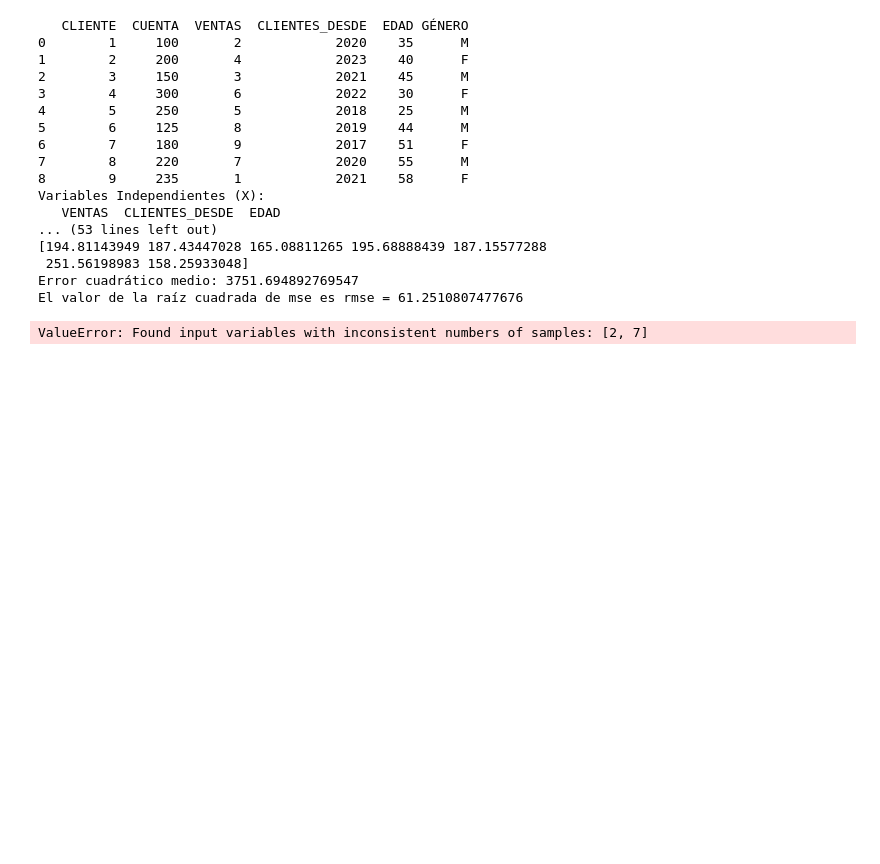
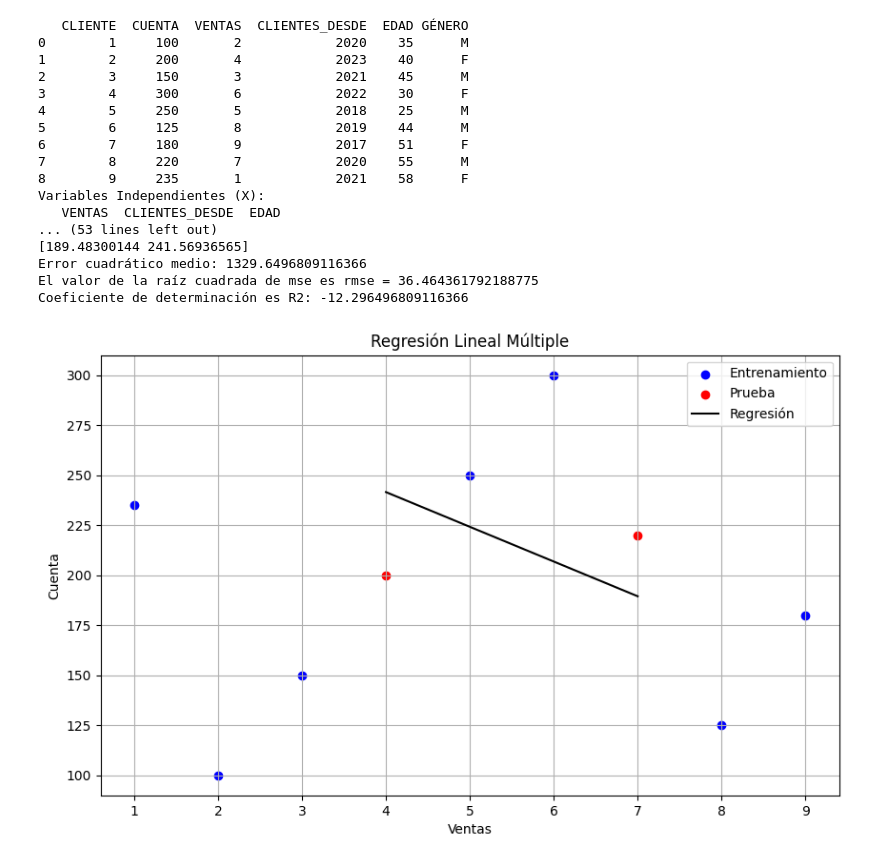
Before and after one commit to Danicoder/Especializacion_IA_BigData, a Jupyter notebook: RegresionLineal_3.ipynb, the cells around one changed output. Saved outputs shown, nothing was run; the diff lists cells and outputs as text; code cells hidden in the pictures; blank space fills up the shorter version.

```diff
--- a/RegresionLineal_3.ipynb
+++ b/RegresionLineal_3.ipynb
@@ -50,14 +50,14 @@ print(f"Coeficientes pendiente W1: {lin_reg.coef_[0]}")
 print(f"Coeficientes pendiente W2: {lin_reg.coef_[1]}")
 
 #Predición de ventas
-predicion = lin_reg.predict(x_train)
+predicion = lin_reg.predict(x_test)
 print(predicion)
 
 #Calculo del error cuadrático (MSE) medio para evaluar la calidad del modelo
 # Comparo las predicciones con los valores reales de las
 # cuentas para las mismas filas
 y_pred = predicion
-mse = mean_squared_error(y_train, y_pred)
+mse = mean_squared_error(y_test, y_pred)
 print(f"Error cuadrático medio: {mse}")
 
 #Cálculo de la Raíz del Error Cuadrático Medio (RMSE)
@@ -66,38 +66,38 @@ print(f"El valor de la raíz cuadrada de mse es rmse = {rmse}")
 #Cálculo de coeficiente de Determinación (R2)
 r2 = r2_score(y_test, y_pred)
 print(f"Coeficiente de determinación es R2: {r2}")
 
 #Creo el gráfico detallado
 plt.figure(figsize=(10, 6))
 #Gráfico de dispersión
-plt.scatter(df['VENTAS'], y, linestyle='-', color='blue', label='Entrenamiento') #datos reales
-plt.scatter(df['VENTAS'], y_pred, color="red", label='Predicciones')
+plt.scatter(x_train['VENTAS'], y_train, linestyle='-', color='blue', label='Entrenamiento') #datos reales
+plt.scatter(x_test['VENTAS'], y_test, color="red", label='Prueba')
 #Línea de regresión aproximada
-plt.plot(df['VENTAS'], y_pred, color="black", linestyle='-', label='Regresión')
+plt.plot(x_test['VENTAS'], y_pred, color="black", linestyle='-', label='Regresión')
 
 #Etiquedado del gráfico
 plt.xlabel('Ventas')
 plt.ylabel('Cuenta')
 plt.title('Regresión Lineal Múltiple') #nMSE y R2
 plt.legend()
 plt.grid(True)
 plt.show()
 # %% [output]
    CLIENTE  CUENTA  VENTAS  CLIENTES_DESDE  EDAD GÉNERO
 0        1     100       2            2020    35      M
 1        2     200       4            2023    40      F
 2        3     150       3            2021    45      M
 3        4     300       6            2022    30      F
 4        5     250       5            2018    25      M
 5        6     125       8            2019    44      M
 6        7     180       9            2017    51      F
 7        8     220       7            2020    55      M
 8        9     235       1            2021    58      F
 Variables Independientes (X):
    VENTAS  CLIENTES_DESDE  EDAD
 ... (53 lines left out)
-[194.81143949 187.43447028 165.08811265 195.68888439 187.15577288
- 251.56198983 158.25933048]
-Error cuadrático medio: 3751.694892769547
-El valor de la raíz cuadrada de mse es rmse = 61.2510807477676
+[189.48300144 241.56936565]
+Error cuadrático medio: 1329.6496809116366
+El valor de la raíz cuadrada de mse es rmse = 36.464361792188775
+Coeficiente de determinación es R2: -12.296496809116366
-ValueError: Found input variables with inconsistent numbers of samples: [2, 7]
+[figure, added]
```
